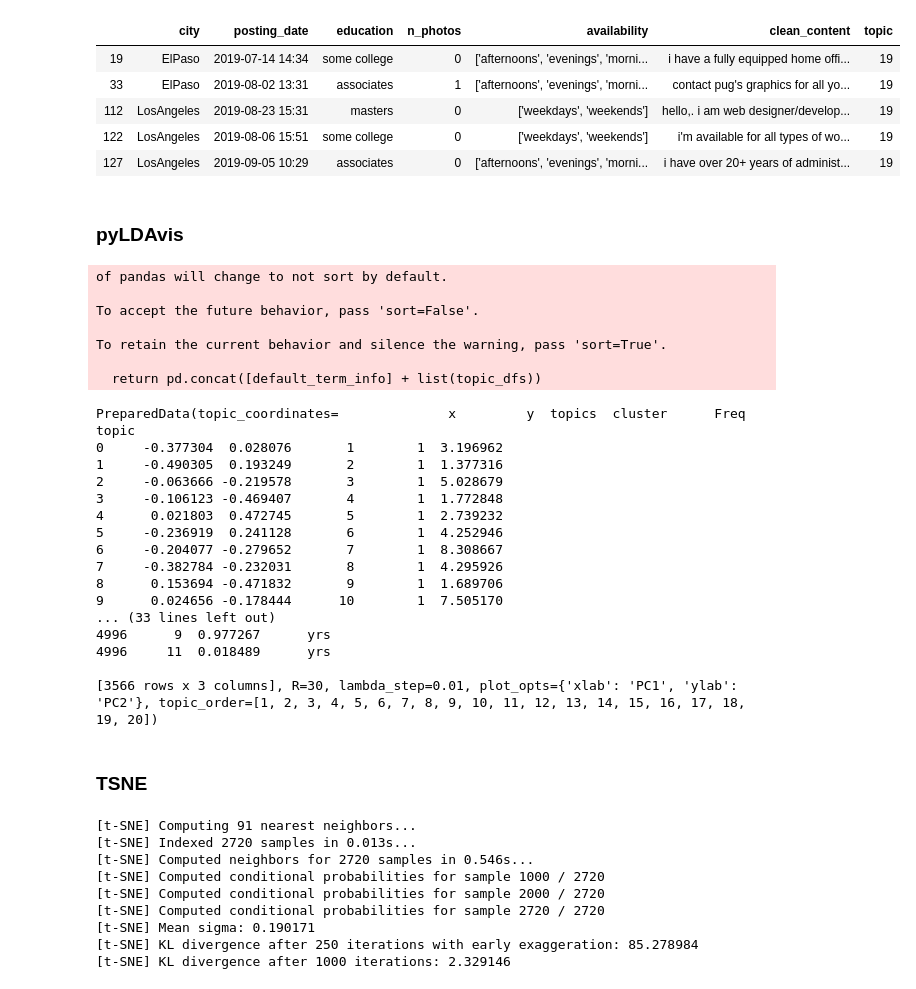
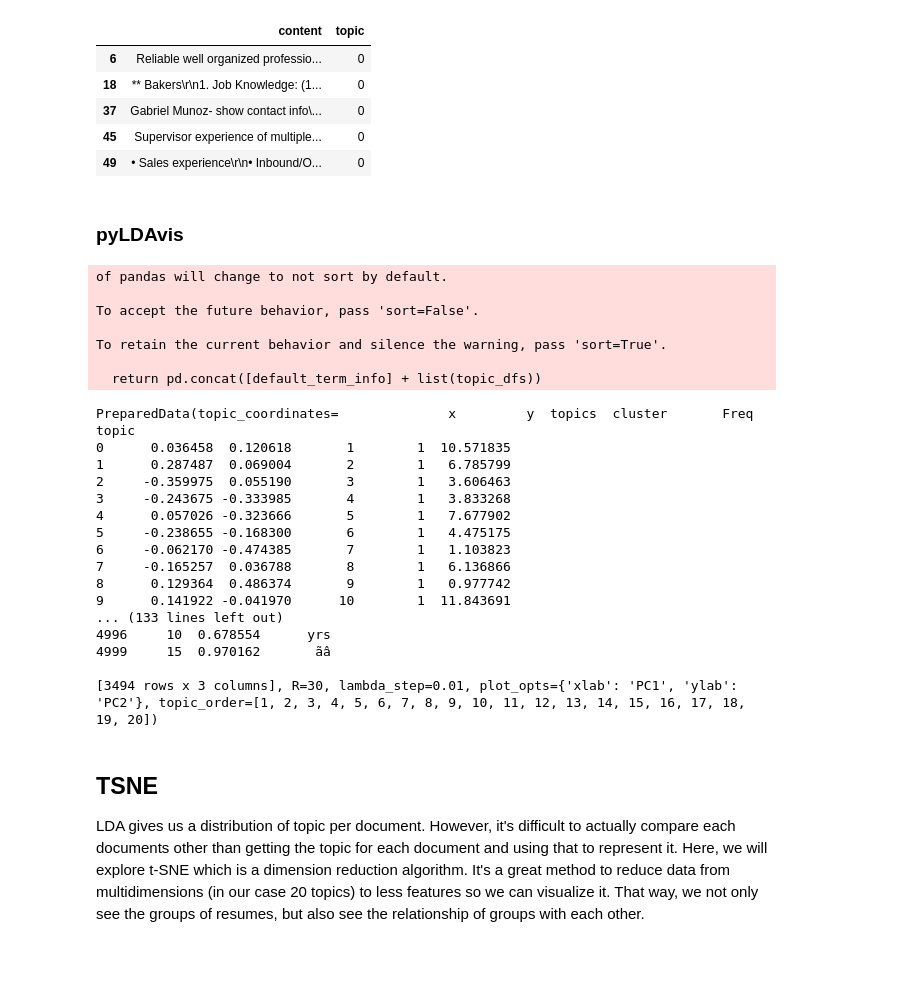
Before and after one commit to miketong08/resume_scraping, a Jupyter notebook: notebooks/Machine Learning.ipynb, the cells around one changed output. Cells and saved outputs as stored; diff of their text form; code cells hidden in the pictures; blank space fills up the shorter version.

```diff
--- a/notebooks/Machine Learning.ipynb
+++ b/notebooks/Machine Learning.ipynb
@@ -10,7 +10,7 @@ import pyLDAvis, pyLDAvis.sklearn
 
 %matplotlib inline
 # %%
-df = pd.read_csv("./../assets/data_large_clean.csv", index_col = 0)
+df = pd.read_csv("./../assets/data_large.csv", index_col = 0)
 print(f"Dataframe shape:\t{df.shape}")
 df.head()
 # %% [output]
@@ -26,6 +26,6 @@ Remove unneccesary rows and duplicate rows.
 # %%
-df.drop(columns = ['searched_zipcode', 'url', 'region', 'type of employment', 'content'], inplace = True)
-df.drop_duplicates(subset = 'clean_content', keep = 'first', inplace = True)
+df = df[['content']]
+df.drop_duplicates(subset = 'content', keep = 'first', inplace = True)
 print(f"Dataframe shape:\t{df.shape}")
 df.head()
 # %% [output]
@@ -55,3 +56 @@ lda = LatentDirichletAllocation(n_components = 20,
                                 n_jobs = -1)
-# %%
-vect_data = count.fit_transform(df['clean_content'])
@@ -70,0 +57,3 @@ iteration: 10 of max_iter: 10
+# %%
+# Transform the text into bags of words
+vect_data = count.fit_transform(df['content'])
@@ -109,14 +114,14 @@ We can then infer topics from the words that contribute the most to each topic s
 # %%
 df['topic'] = [row.argsort()[-1] for row in lda_data]
 # %%
-df.loc[df['topic'] == 19].head()
+df.loc[df['topic'] == 0].head()
 # %% [output]
-|  | city | posting_date | education | n_photos | availability | clean_content | topic |
-| 19 | ElPaso | 2019-07-14 14:34 | some college | 0 | ['afternoons', 'evenings', 'morni... | i have a fully equipped home offi... | 19 |
-| 33 | ElPaso | 2019-08-02 13:31 | associates | 1 | ['afternoons', 'evenings', 'morni... | contact pug's graphics for all yo... | 19 |
-| 112 | LosAngeles | 2019-08-23 15:31 | masters | 0 | ['weekdays', 'weekends'] | hello,. i am web designer/develop... | 19 |
-| 122 | LosAngeles | 2019-08-06 15:51 | some college | 0 | ['weekdays', 'weekends'] | i'm available for all types of wo... | 19 |
-| 127 | LosAngeles | 2019-09-05 10:29 | associates | 0 | ['afternoons', 'evenings', 'morni... | i have over 20+ years of administ... | 19 |
+|  | content | topic |
+| 6 | Reliable well organized professio... | 0 |
+| 18 | ** Bakers\r\n1. Job Knowledge: (1... | 0 |
+| 37 | Gabriel Munoz- show contact info\... | 0 |
+| 45 | Supervisor experience of multiple... | 0 |
+| 49 | • Sales experience\r\n• Inbound/O... | 0 |
 # %% [markdown]
 ### pyLDAvis
 # %%
@@ -139,24 +144,25 @@ To accept the future behavior, pass 'sort=False'.
 To retain the current behavior and silence the warning, pass 'sort=True'.
 
   return pd.concat([default_term_info] + list(topic_dfs))
-PreparedData(topic_coordinates=              x         y  topics  cluster      Freq
+PreparedData(topic_coordinates=              x         y  topics  cluster       Freq
 topic
-0     -0.377304  0.028076       1        1  3.196962
-1     -0.490305  0.193249       2        1  1.377316
-2     -0.063666 -0.219578       3        1  5.028679
-3     -0.106123 -0.469407       4        1  1.772848
-4      0.021803  0.472745       5        1  2.739232
-5     -0.236919  0.241128       6        1  4.252946
-6     -0.204077 -0.279652       7        1  8.308667
-7     -0.382784 -0.232031       8        1  4.295926
-8      0.153694 -0.471832       9        1  1.689706
-9      0.024656 -0.178444      10        1  7.505170
-... (33 lines left out)
-4996      9  0.977267      yrs
-4996     11  0.018489      yrs
+0      0.036458  0.120618       1        1  10.571835
+1      0.287487  0.069004       2        1   6.785799
+2     -0.359975  0.055190       3        1   3.606463
+3     -0.243675 -0.333985       4        1   3.833268
+4      0.057026 -0.323666       5        1   7.677902
+5     -0.238655 -0.168300       6        1   4.475175
+6     -0.062170 -0.474385       7        1   1.103823
+7     -0.165257  0.036788       8        1   6.136866
+8      0.129364  0.486374       9        1   0.977742
+9      0.141922 -0.041970      10        1  11.843691
+... (133 lines left out)
+4996     10  0.678554      yrs
+4999     15  0.970162       ãâ
 
-[3566 rows x 3 columns], R=30, lambda_step=0.01, plot_opts={'xlab': 'PC1', 'ylab': 'PC2'}, topic_order=[1, 2, 3, 4, 5, 6, 7, 8, 9, 10, 11, 12, 13, 14, 15, 16, 17, 18, 19, 20])
+[3494 rows x 3 columns], R=30, lambda_step=0.01, plot_opts={'xlab': 'PC1', 'ylab': 'PC2'}, topic_order=[1, 2, 3, 4, 5, 6, 7, 8, 9, 10, 11, 12, 13, 14, 15, 16, 17, 18, 19, 20])
-# %% [markdown]
-### TSNE
+# %% [markdown]
+## TSNE
+LDA gives us a distribution of topic per document. However, it's difficult to actually compare each documents other than getting the topic for each document and using that to represent it. Here, we will explore t-SNE which is a dimension reduction algorithm. It's a great method to reduce data from multidimensions (in our case 20 topics) to less features so we can visualize it. That way, we not only see the groups of resumes, but also see the relationship of groups with each other.
 # %%
 from sklearn.manifold import TSNE
@@ -174,13 +168,0 @@ tsne = TSNE(n_components = 2,
-# %%
-tsne_feature = count.fit_transform(new_york_data['clean_content'])
-tsne_feature = tsne.fit_transform(tsne_feature.todense())
-# %% [output]
-[t-SNE] Computing 91 nearest neighbors...
-[t-SNE] Indexed 2720 samples in 0.013s...
-[t-SNE] Computed neighbors for 2720 samples in 0.546s...
-[t-SNE] Computed conditional probabilities for sample 1000 / 2720
-[t-SNE] Computed conditional probabilities for sample 2000 / 2720
-[t-SNE] Computed conditional probabilities for sample 2720 / 2720
-[t-SNE] Mean sigma: 0.190171
-[t-SNE] KL divergence after 250 iterations with early exaggeration: 85.278984
-[t-SNE] KL divergence after 1000 iterations: 2.329146
```
Also changed, not shown: parts of 24 cells of this notebook, 9 other files.
